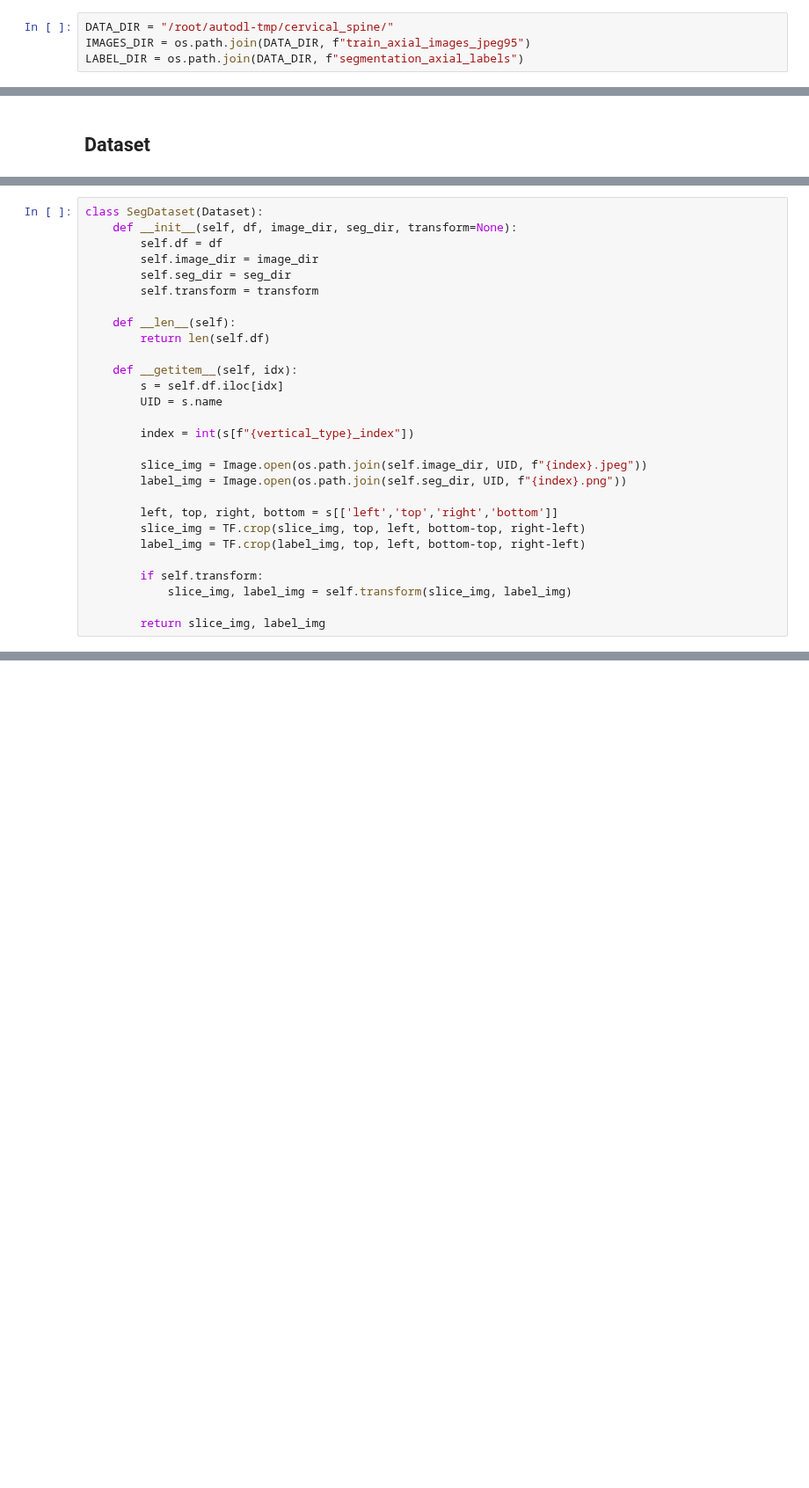
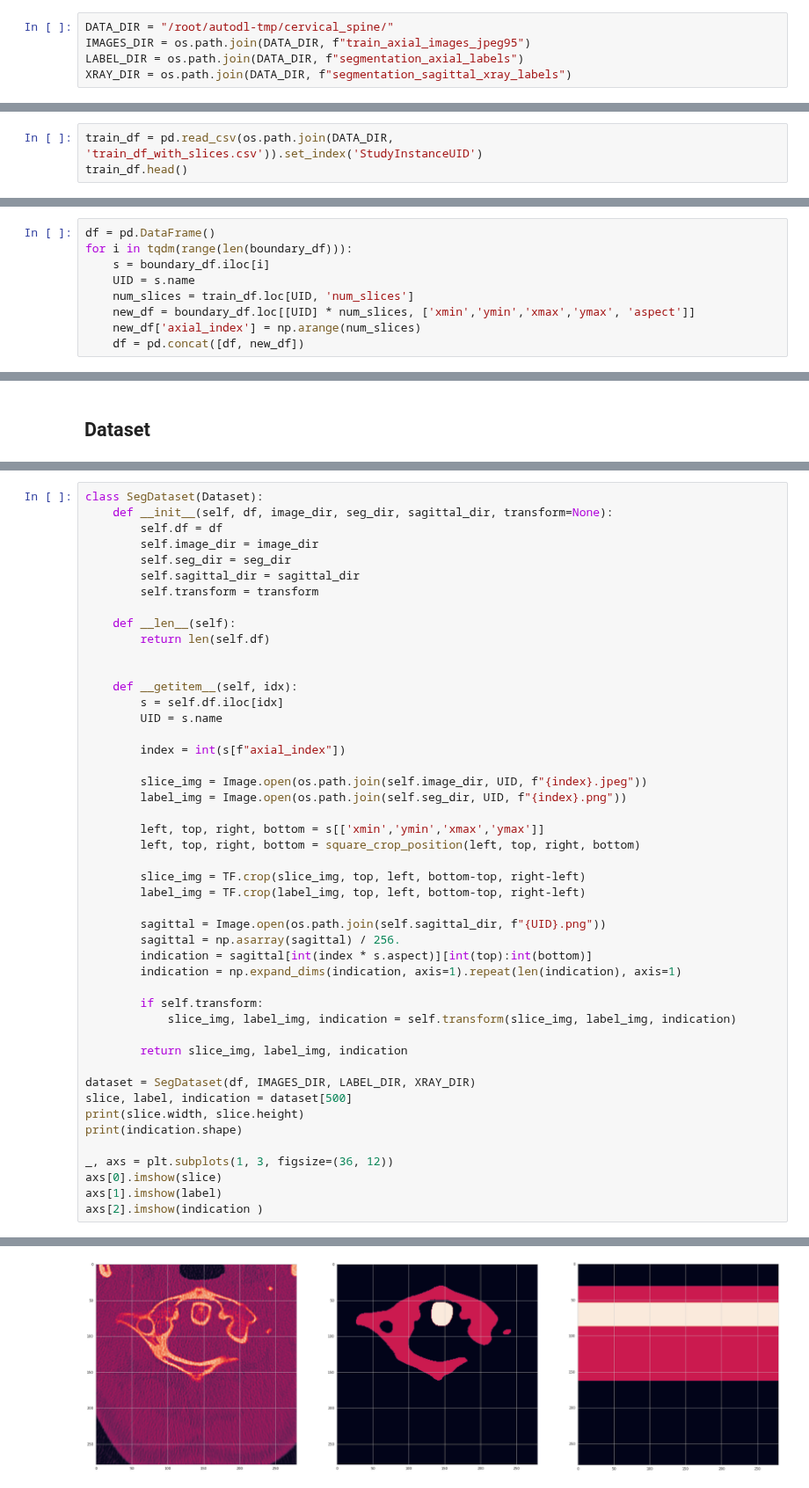
Before and after one commit to ghty011/cervical_spine, a Jupyter notebook: train/train_segmentation_axial_crop.ipynb, the cells around one changed output, grey strips where cells are left out. Shown at 88% size. Drawn from its saved outputs; the diff is of its cells as text; blank space fills up the shorter version.

```diff
--- a/train/train_segmentation_axial_crop.ipynb
+++ b/train/train_segmentation_axial_crop.ipynb
@@ -53,4 +69,5 @@ import torchvision.models as models
 DATA_DIR = "/root/autodl-tmp/cervical_spine/"
 IMAGES_DIR = os.path.join(DATA_DIR, f"train_axial_images_jpeg95")
 LABEL_DIR = os.path.join(DATA_DIR, f"segmentation_axial_labels")
+XRAY_DIR = os.path.join(DATA_DIR, f"segmentation_sagittal_xray_labels")
 # %%
@@ -64,0 +158,3 @@ coronal_df = coronal_df.loc[UIDs]
+# %%
+train_df = pd.read_csv(os.path.join(DATA_DIR, 'train_df_with_slices.csv')).set_index('StudyInstanceUID')
+train_df.head()
@@ -64,0 +169,9 @@ coronal_df = coronal_df.loc[UIDs]
+# %%
+df = pd.DataFrame()
+for i in tqdm(range(len(boundary_df))):
+    s = boundary_df.iloc[i]
+    UID = s.name
+    num_slices = train_df.loc[UID, 'num_slices']
+    new_df = boundary_df.loc[[UID] * num_slices, ['xmin','ymin','xmax','ymax', 'aspect']]
+    new_df['axial_index'] = np.arange(num_slices)
+    df = pd.concat([df, new_df])
@@ -67,28 +225,48 @@ coronal_df = coronal_df.loc[UIDs]
 # %%
 class SegDataset(Dataset):
-    def __init__(self, df, image_dir, seg_dir, transform=None):
+    def __init__(self, df, image_dir, seg_dir, sagittal_dir, transform=None):
         self.df = df
         self.image_dir = image_dir
         self.seg_dir = seg_dir
+        self.sagittal_dir = sagittal_dir
         self.transform = transform
 
     def __len__(self):
         return len(self.df)
 
+
     def __getitem__(self, idx):
         s = self.df.iloc[idx]
         UID = s.name
 
-        index = int(s[f"{vertical_type}_index"])
+        index = int(s[f"axial_index"])
 
         slice_img = Image.open(os.path.join(self.image_dir, UID, f"{index}.jpeg"))
         label_img = Image.open(os.path.join(self.seg_dir, UID, f"{index}.png"))
 
-        left, top, right, bottom = s[['left','top','right','bottom']]
+        left, top, right, bottom = s[['xmin','ymin','xmax','ymax']]
+        left, top, right, bottom = square_crop_position(left, top, right, bottom)
+
         slice_img = TF.crop(slice_img, top, left, bottom-top, right-left)
         label_img = TF.crop(label_img, top, left, bottom-top, right-left)
 
+        sagittal = Image.open(os.path.join(self.sagittal_dir, f"{UID}.png"))
+        sagittal = np.asarray(sagittal) / 256.
+        indication = sagittal[int(index * s.aspect)][int(top):int(bottom)]
+        indication = np.expand_dims(indication, axis=1).repeat(len(indication), axis=1)
+
         if self.transform:
-            slice_img, label_img = self.transform(slice_img, label_img)
+            slice_img, label_img, indication = self.transform(slice_img, label_img, indication)
 
-        return slice_img, label_img
+        return slice_img, label_img, indication
+
+dataset = SegDataset(df, IMAGES_DIR, LABEL_DIR, XRAY_DIR)
+slice, label, indication = dataset[500]
+print(slice.width, slice.height)
+print(indication.shape)
+
+_, axs = plt.subplots(1, 3, figsize=(36, 12))
+axs[0].imshow(slice)
+axs[1].imshow(label)
+axs[2].imshow(indication )
+# %% [output]
@@ -94,0 +276 @@ class SegDataset(Dataset):
+[figure, added]
```
Also changed, not shown: parts of 34 cells of this notebook, 2 other files.
